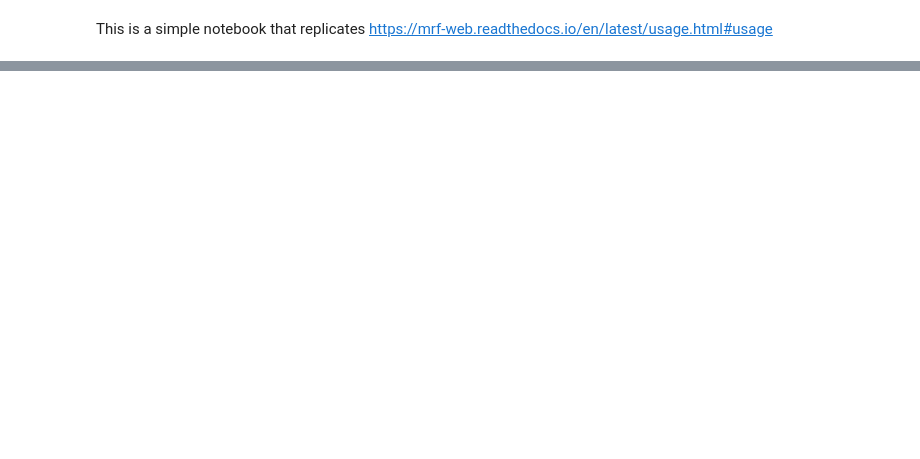
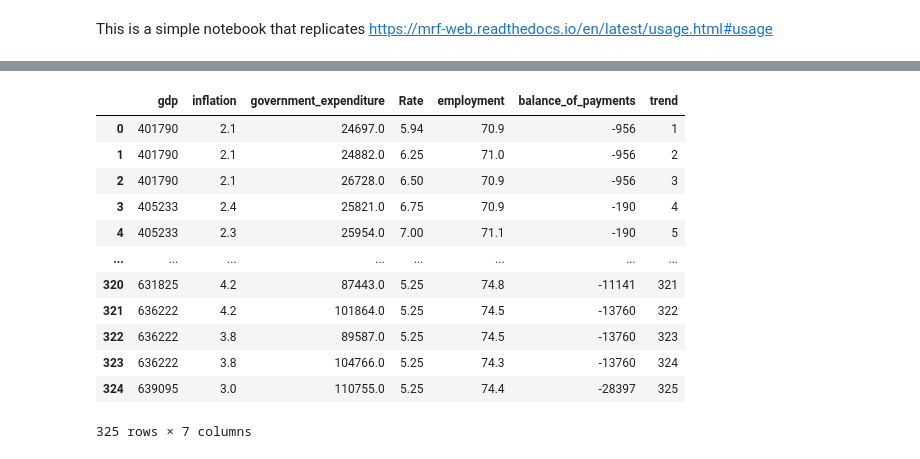
Before and after one commit to pgerbino/macroeconomic-random-forest, a Jupyter notebook: example.ipynb, the cells around one changed output, grey strips where cells are left out. Drawn from its saved outputs; the diff is of its cells as text; code cells hidden in the pictures; blank space fills up the shorter version.

```diff
--- a/example.ipynb
+++ b/example.ipynb
@@ -46,12 +64,27 @@ print(simulated_data.info())
 # %%
 simulated_data = pd.read_csv('final_dataset.csv', index_col=0)
 simulated_data['trend'] = np.arange(1, len(simulated_data) + 1)
 simulated_data.reset_index(drop=True, inplace=True)
 simulated_data.head()
 # there is a problem with the data - the dependent variable should be the first column
 # Move the 'gdp' column to the first position
 gdp_column = simulated_data.pop('gdp')
 simulated_data.insert(0, 'gdp', gdp_column)
+simulated_data
+# %% [output]
+|  | gdp | inflation | government_expenditure | Rate | employment | balance_of_payments | trend |
+| 0 | 401790 | 2.1 | 24697.0 | 5.94 | 70.9 | -956 | 1 |
+| 1 | 401790 | 2.1 | 24882.0 | 6.25 | 71.0 | -956 | 2 |
+| 2 | 401790 | 2.1 | 26728.0 | 6.50 | 70.9 | -956 | 3 |
+| 3 | 405233 | 2.4 | 25821.0 | 6.75 | 70.9 | -190 | 4 |
+| 4 | 405233 | 2.3 | 25954.0 | 7.00 | 71.1 | -190 | 5 |
+| ... | ... | ... | ... | ... | ... | ... | ... |
+| 320 | 631825 | 4.2 | 87443.0 | 5.25 | 74.8 | -11141 | 321 |
+| 321 | 636222 | 4.2 | 101864.0 | 5.25 | 74.5 | -13760 | 322 |
+| 322 | 636222 | 3.8 | 89587.0 | 5.25 | 74.5 | -13760 | 323 |
+| 323 | 636222 | 3.8 | 104766.0 | 5.25 | 74.3 | -13760 | 324 |
+| 324 | 639095 | 3.0 | 110755.0 | 5.25 | 74.4 | -28397 | 325 |
+325 rows × 7 columns
 # %%
 ### Dependent Variable
 my_var = "gdp"
```
Also changed, not shown: parts of 7 cells of this notebook.
